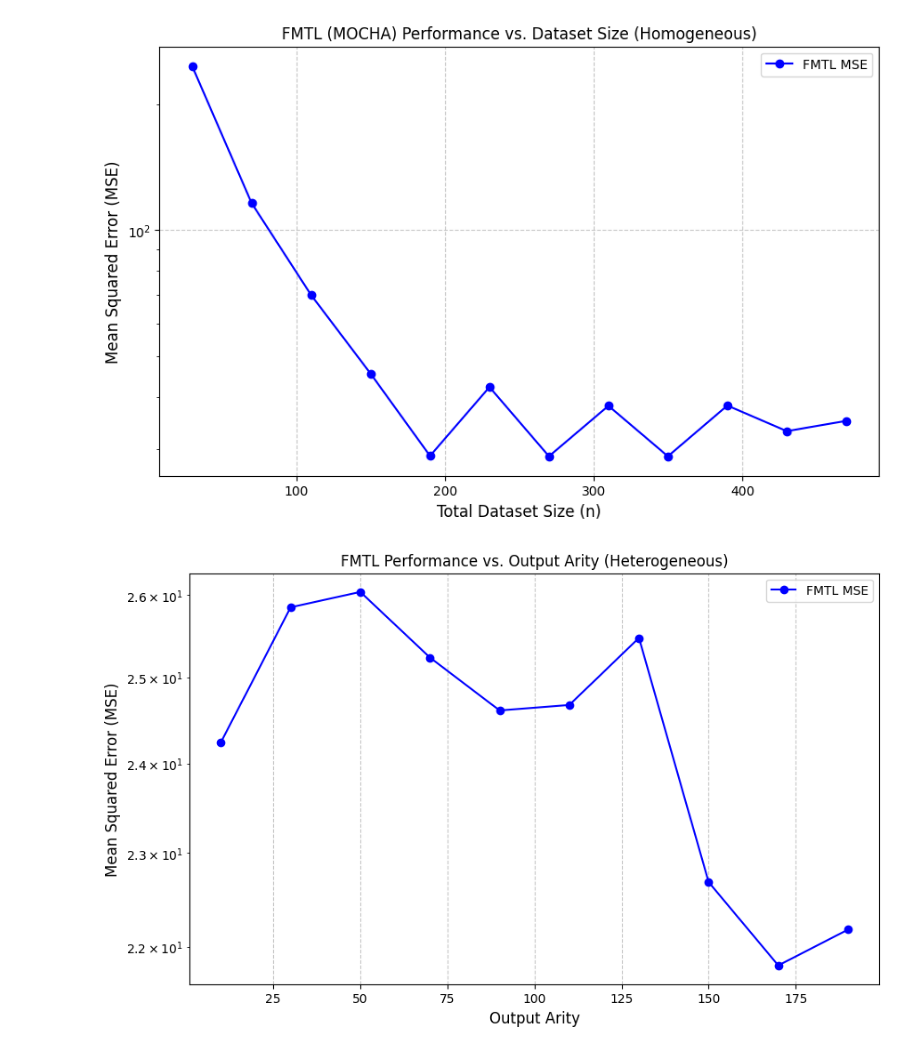
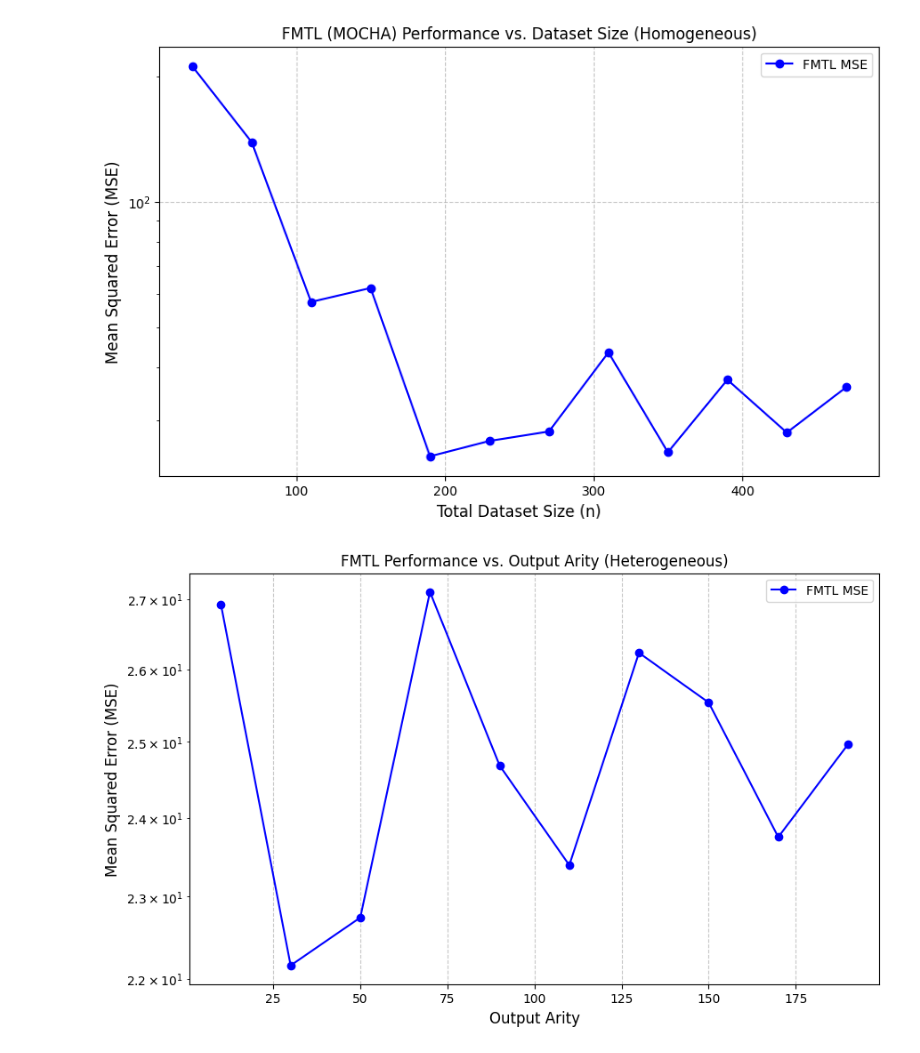
Before and after one commit to RitenkumarPatel/CS-536-Final-Project, a Jupyter notebook: FMTL.ipynb, the cells around one changed output. Saved outputs shown, nothing was run; the diff lists cells and outputs as text; code cells hidden in the pictures.

```diff
--- a/FMTL.ipynb
+++ b/FMTL.ipynb
@@ -272,7 +272,7 @@ def plot_results(x_values, y_values, xlabel, title, filename):
 # %%
 base_config = {
     'n': 1000,
-    'events':100,
+    'events':200,
     'sensors': 10,
     'output_arity': 50,
     'noise_std': 0.01,
@@ -315,36 +315,27 @@ plot_results(
     filename='FTML_datasetsize_homogeneous.png'
 )
 # %% [output]
-[figure, old version]
+[figure, new version]
 # %%
-base_config = {
-    'n': 1000,
-    'events': 200,
-    'output_arity': 50,
-    'sensors': 10,
-    'noise_std': 0.01,
-    'seed': 42
-}
-
 arity_values = range(10, 200, 20)
 
 fmtl_arity_results = sweep_parameter(
     eval_func=evaluate_fmtl_task,
     case_class=CaseHFL_Heterogeneous,
     base_params=base_config,
     sweep_key='output_arity',
     sweep_values=arity_values
 )
 
 plot_results(
     x_values=arity_values,
     y_values=fmtl_arity_results,
     xlabel='Output Arity',
     title='FMTL Performance vs. Output Arity (Heterogeneous)',
     filename='FMTL_arity_heterogeneous.png'
 )
 # %% [output]
-[figure, old version]
+[figure, new version]
 # %%
 fmtl_arity_results = sweep_parameter(
     eval_func=evaluate_fmtl_task,
```
Also changed, not shown: parts of 6 cells of this notebook, 20 other files.
